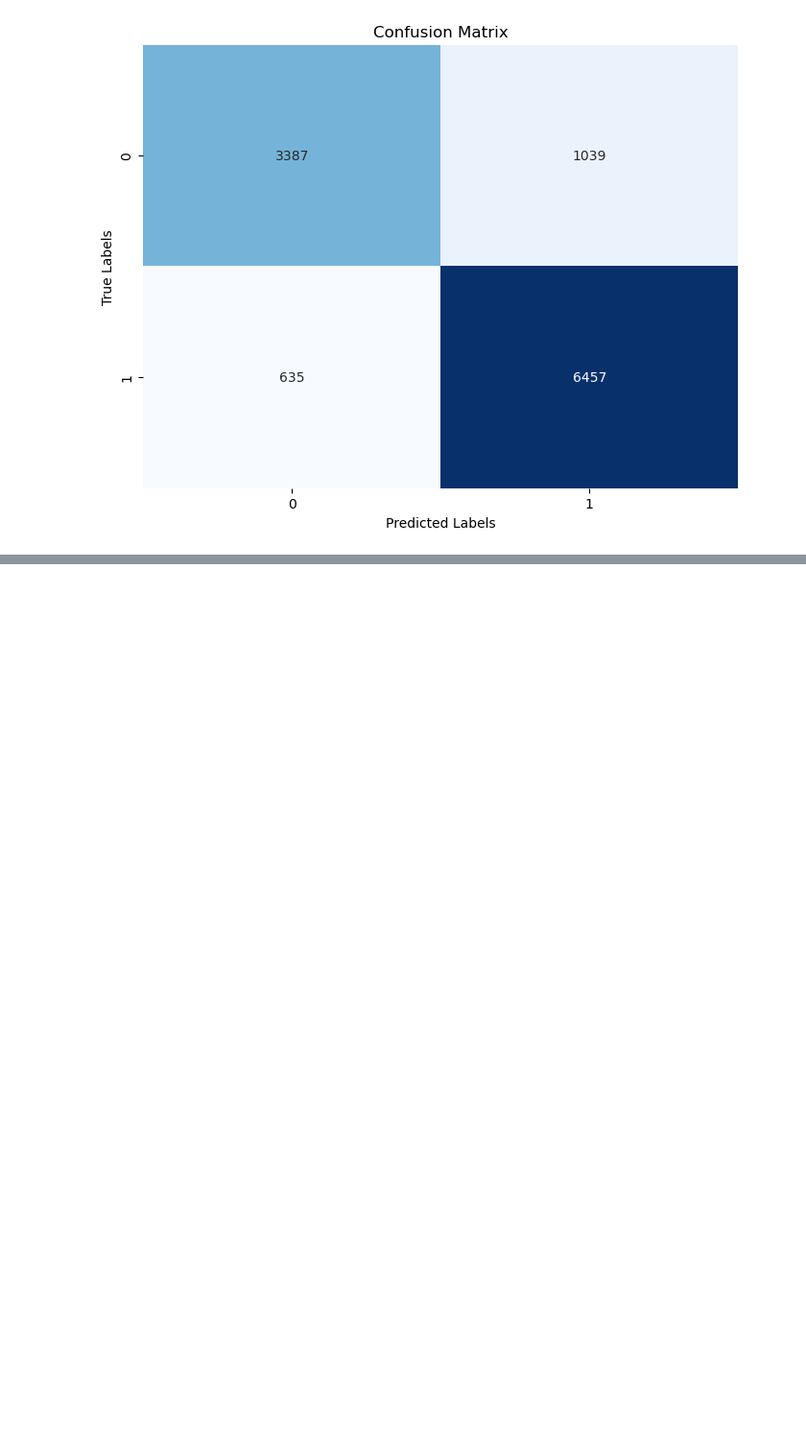
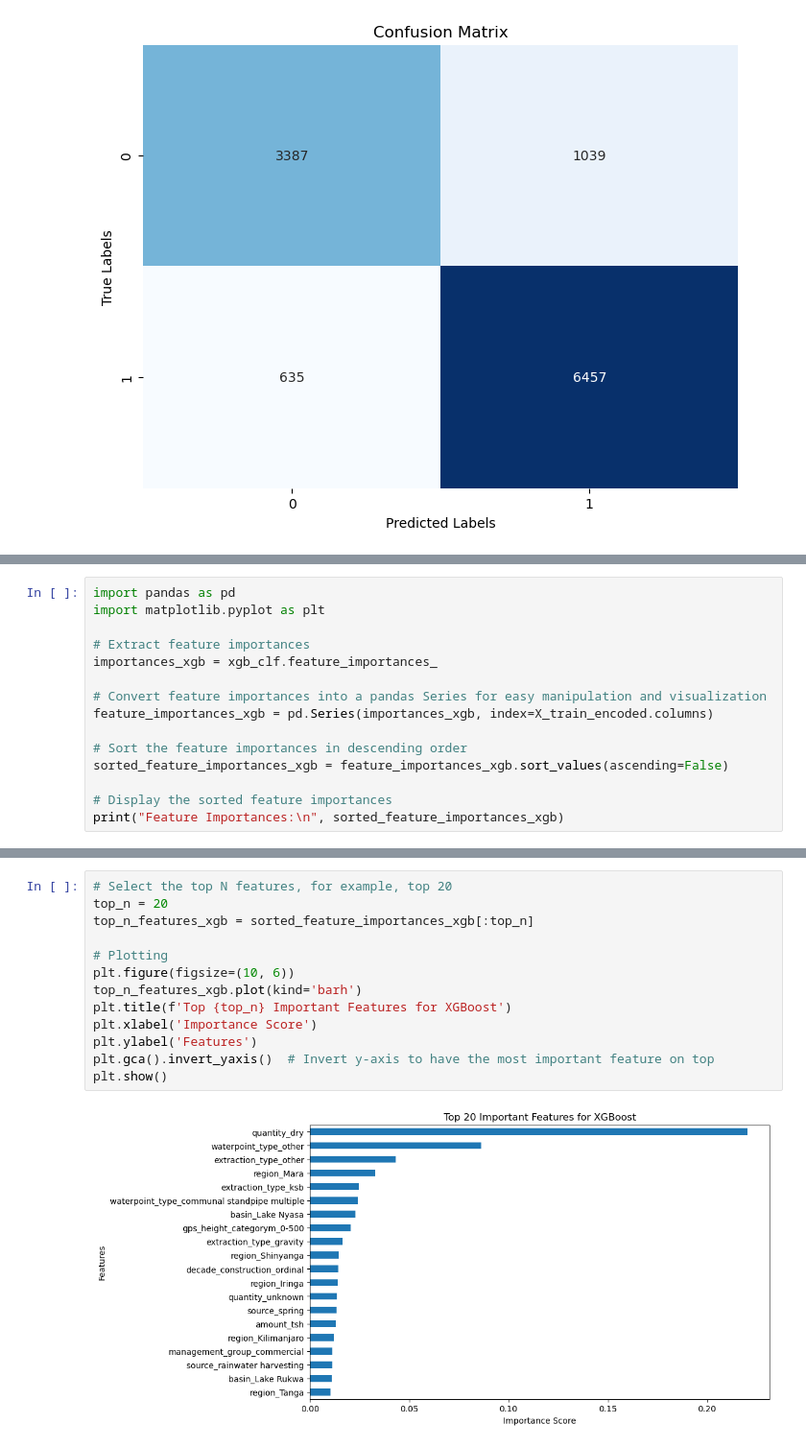
Before and after one commit to jguzzo522/twaterwell, a Jupyter notebook: tanwaterwell.ipynb, the cells around one changed output, grey strips where cells are left out. Shown at 96% size. Cells and saved outputs as stored; diff of their text form; blank space fills up the shorter version.

```diff
--- a/tanwaterwell.ipynb
+++ b/tanwaterwell.ipynb
@@ -1587,0 +1640,15 @@ print("NaNs in 'decade_construction' after categorization:", merged_data['decade
+# %%
+import pandas as pd
+import matplotlib.pyplot as plt
+
+# Extract feature importances
+importances_xgb = xgb_clf.feature_importances_
+
+# Convert feature importances into a pandas Series for easy manipulation and visualization
+feature_importances_xgb = pd.Series(importances_xgb, index=X_train_encoded.columns)
+
+# Sort the feature importances in descending order
+sorted_feature_importances_xgb = feature_importances_xgb.sort_values(ascending=False)
+
+# Display the sorted feature importances
+print("Feature Importances:\n", sorted_feature_importances_xgb)
@@ -1587,0 +1669,15 @@ print("NaNs in 'decade_construction' after categorization:", merged_data['decade
+# %%
+# Select the top N features, for example, top 20
+top_n = 20
+top_n_features_xgb = sorted_feature_importances_xgb[:top_n]
+
+# Plotting
+plt.figure(figsize=(10, 6))
+top_n_features_xgb.plot(kind='barh')
+plt.title(f'Top {top_n} Important Features for XGBoost')
+plt.xlabel('Importance Score')
+plt.ylabel('Features')
+plt.gca().invert_yaxis()  # Invert y-axis to have the most important feature on top
+plt.show()
+# %% [output]
+[figure, added]
```
Also changed, not shown: parts of 28 cells of this notebook.
